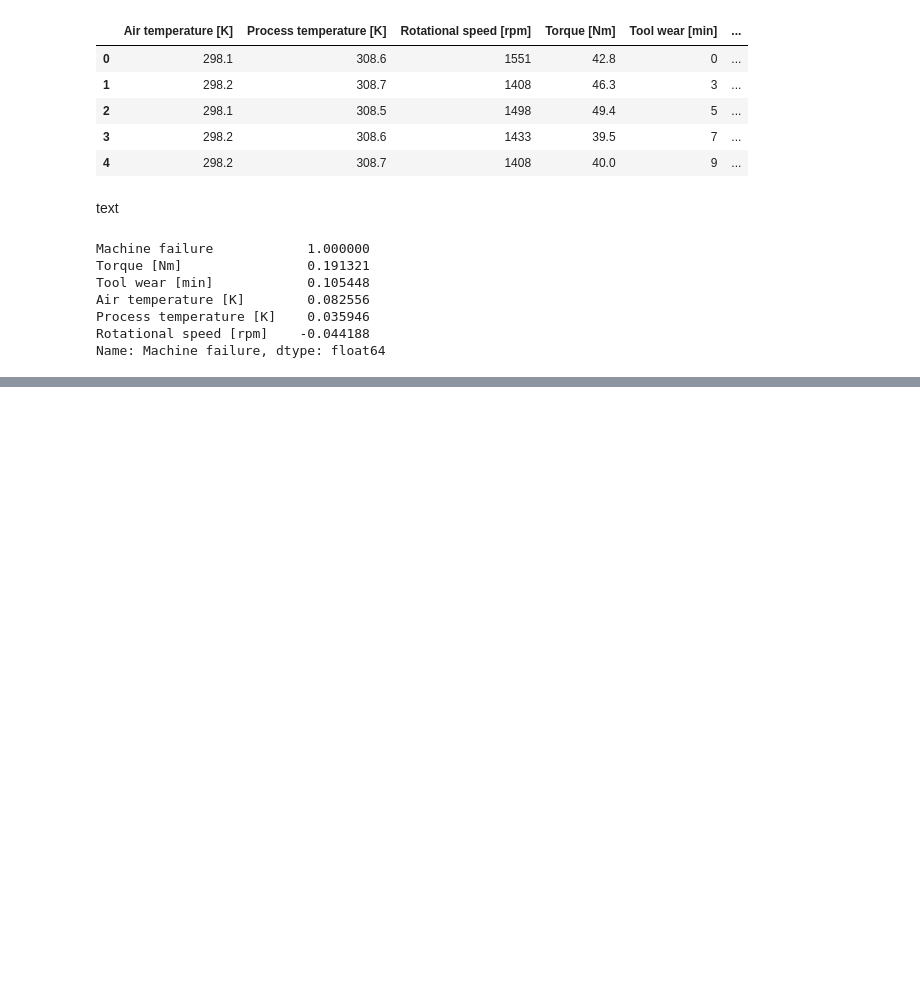
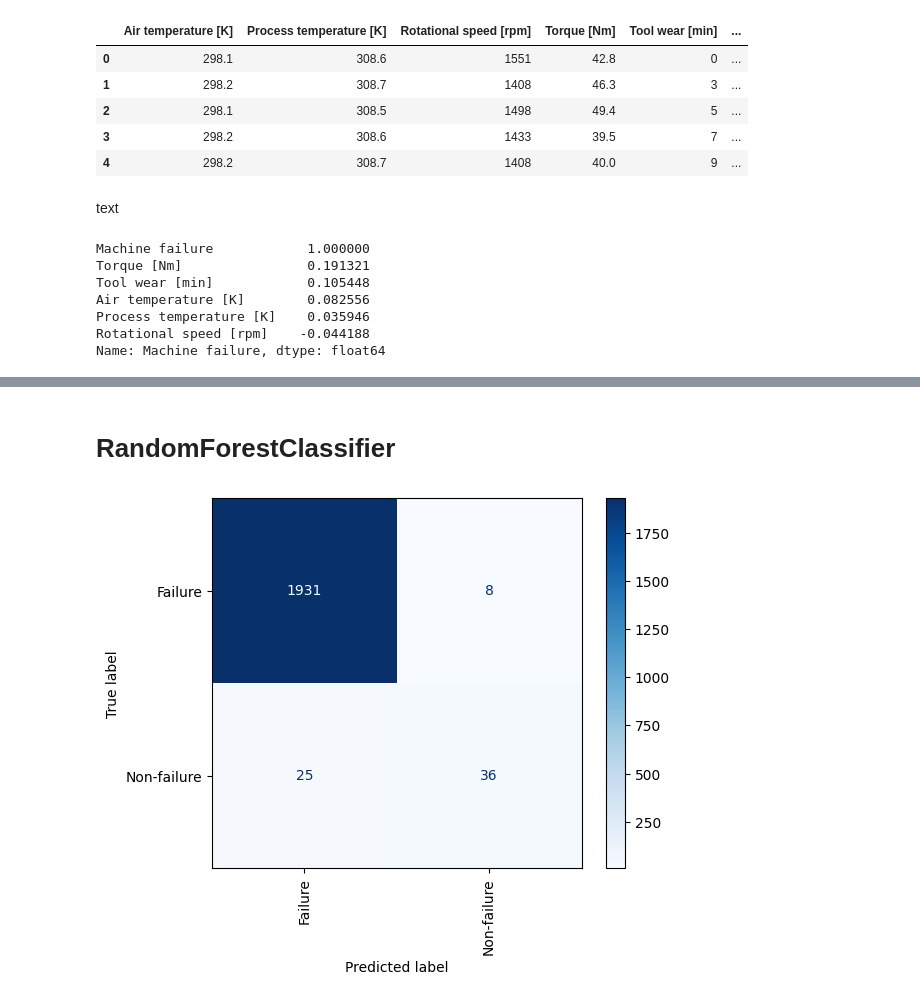
Before and after one commit to sPedersennn/AML-Exam-2024, a Jupyter notebook: exam.ipynb, the cells around one changed output, grey strips where cells are left out. Saved outputs shown, nothing was run; the diff lists cells and outputs as text; code cells hidden in the pictures; blank space fills up the shorter version.

```diff
--- a/exam.ipynb
+++ b/exam.ipynb
@@ -36,0 +49,31 @@ Name: Machine failure, dtype: float64
+# %%
+from sklearn.preprocessing import StandardScaler
+
+x = df.drop(['Machine failure'], axis=1)
+y = df['Machine failure']
+
+scaler = StandardScaler()
+x_scaled = scaler.fit_transform(x)
+# %%
+from sklearn.model_selection import train_test_split
+
+X_train, X_test, y_train, y_test = train_test_split(x_scaled, y, test_size=0.2, random_state=42)
+# %% [markdown]
+# RandomForestClassifier
+# %%
+from sklearn.ensemble import RandomForestClassifier
+
+rf_model = RandomForestClassifier(n_estimators=100, random_state=42)
+rf_model.fit(X_train, y_train)
+
+y_pred = rf_model.predict(X_test)
+# %%
+from sklearn.metrics import ConfusionMatrixDisplay as cmd
+
+sns.reset_orig()
+y_predicted = rf_model.predict(X_test) >= 1
+labels = ['Failure', 'Non-failure']
+cmd.from_predictions(y_test, y_predicted, display_labels=labels, cmap='Blues', xticks_rotation='vertical')
+plt.show()
+# %% [output]
+[figure, added]
```
Also changed, not shown: parts of 12 cells of this notebook.
